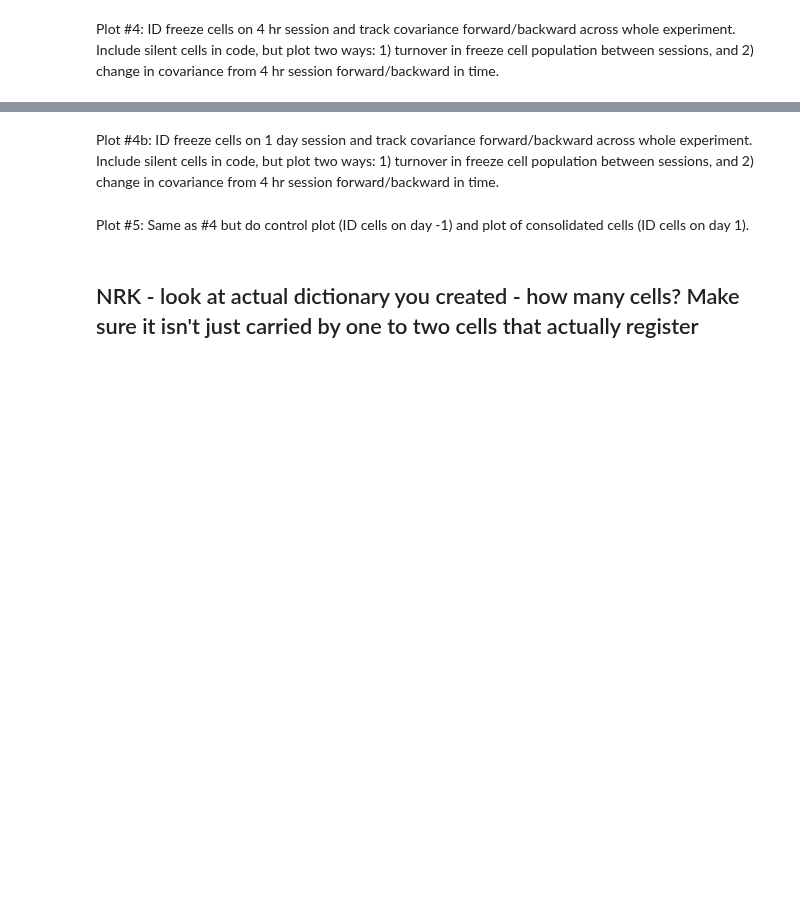
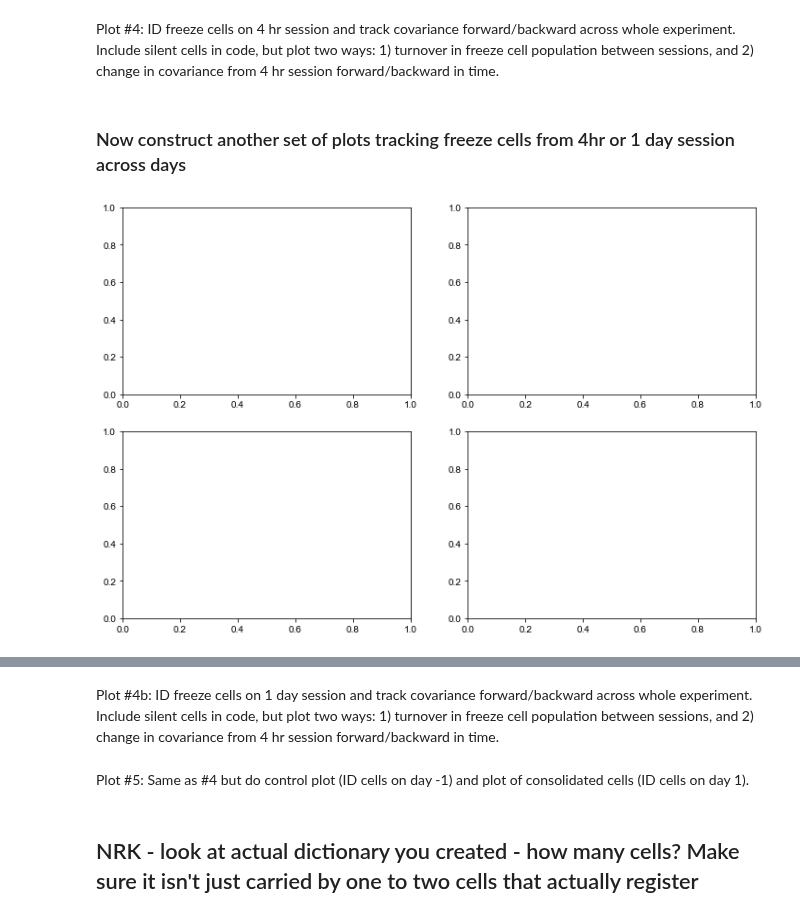
Before and after one commit to nkinsky/Eraser, a Jupyter notebook: Notebooks/COV_across_days.ipynb, the cells around one changed output, grey strips where cells are left out. Saved outputs shown, nothing was run; the diff lists cells and outputs as text; code cells hidden in the pictures; blank space fills up the shorter version.

```diff
--- a/Notebooks/COV_across_days.ipynb
+++ b/Notebooks/COV_across_days.ipynb
@@ -284,5 +300,16 @@ freeze_4hr_reg = cova.group_cov_across_days(bin_size=bin_size, arena1='Shock', a
 # Clean up and reshape dataframe
 sig4frz_dfreg = cova.cov_dict_to_df(freeze_4hr_reg, all_cov, register=True)
 sig4frz_dfreg = add_memory_designations(sig4frz_dfreg, before=['4_-2', '4_-1'], during=['4_4'], after=['4_1', '4_2'])
+# %% [markdown]
+### Now construct another set of plots tracking freeze cells from 4hr or 1 day session across days
+# %%
+figfrzreg = plt.figure(figsize=(12, 8))
+gs = gridspec.GridSpec(2, 2, figure=figfrzreg)
+ax4stat = figfrzreg.add_subplot(gs[0, 0])
+ax4plot = figfrzreg.add_subplot(gs[1, 0])
+ax1stat = figfrzreg.add_subplot(gs[0, 1])
+ax1plot = figfrzreg.add_subplot(gs[1, 1])
+# %% [output]
+[figure, added]
 # %%
 fig, ax = plt.subplots(1,2, figsize=(12, 4))
```
Also changed, not shown: parts of 25 cells of this notebook.
